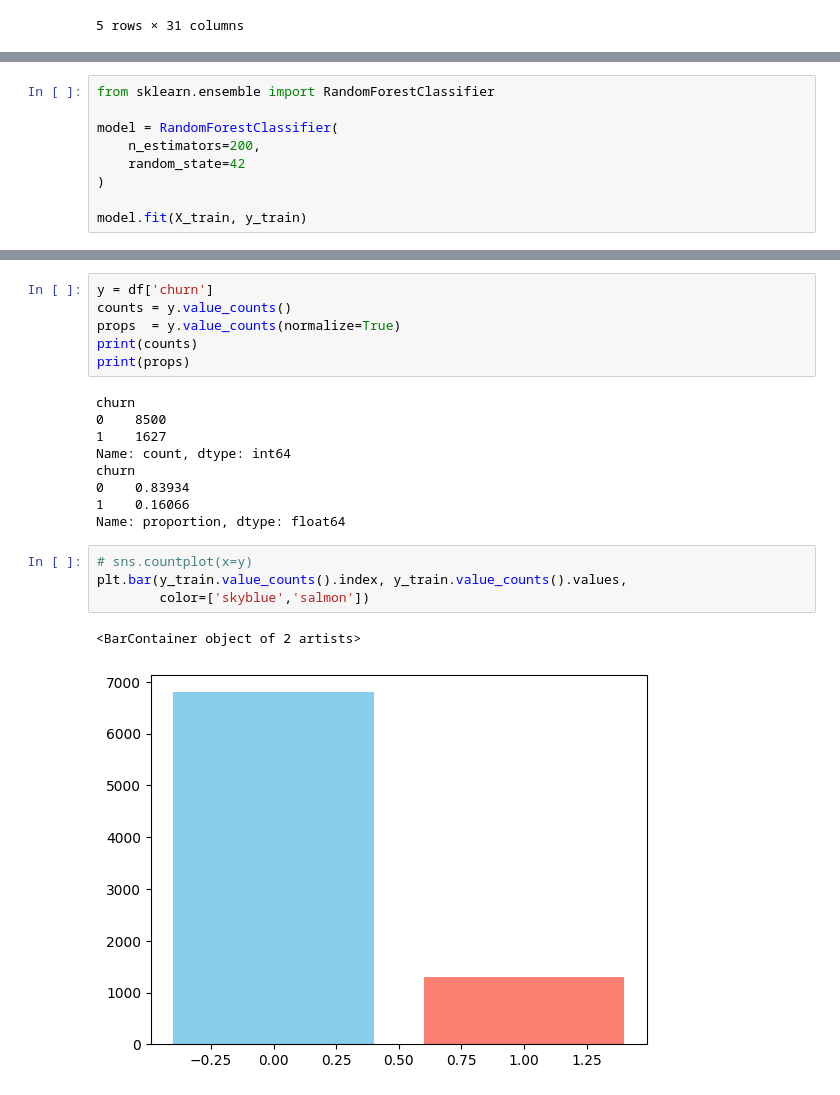
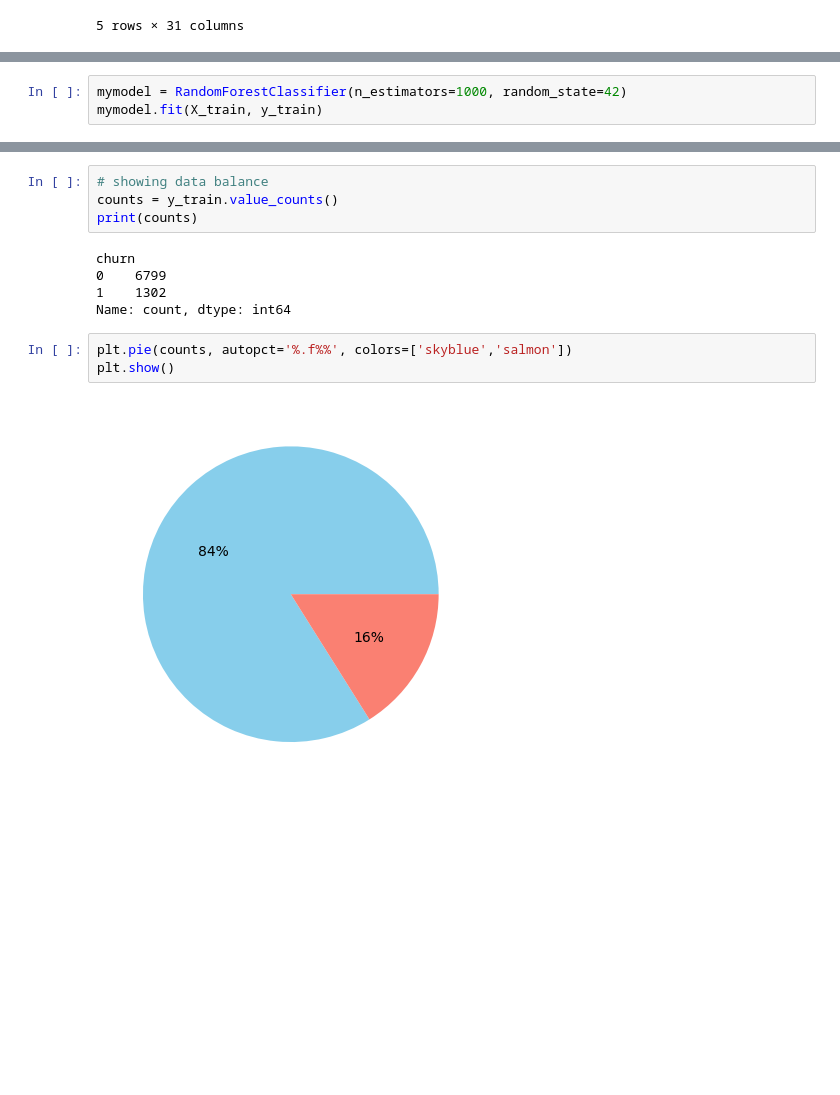
Before and after one commit to bosshussien/Bank_Churn_Analysis, a Jupyter notebook: dataprocessing.ipynb, the cells around one changed output, grey strips where cells are left out. Drawn from its saved outputs; the diff is of its cells as text; blank space fills up the shorter version.

Commit message:
made some code cleaning and add pie charts

```diff
--- a/dataprocessing.ipynb
+++ b/dataprocessing.ipynb
@@ -138,10 +143,4 @@ X_train, X_test, y_train, y_test = train_test_split( X , y , test_size=0.2 , ran
 # %%
-from sklearn.ensemble import RandomForestClassifier
-
-model = RandomForestClassifier(
-    n_estimators=200,
-    random_state=42
-)
-
-model.fit(X_train, y_train)
+mymodel = RandomForestClassifier(n_estimators=1000, random_state=42)
+mymodel.fit(X_train, y_train)
 # %% [output]
@@ -164,23 +166,15 @@ weighted avg       0.95      0.95      0.95      2026
 # %%
-y = df['churn']
-counts = y.value_counts()
-props  = y.value_counts(normalize=True)
+# showing data balance
+counts = y_train.value_counts()
 print(counts)
-print(props)
 # %% [output]
 churn
-0    8500
-1    1627
+0    6799
+1    1302
 Name: count, dtype: int64
-churn
-0    0.83934
-1    0.16066
-Name: proportion, dtype: float64
 # %%
-# sns.countplot(x=y)
-plt.bar(y_train.value_counts().index, y_train.value_counts().values,
-        color=['skyblue','salmon'])
+plt.pie(counts, autopct='%.f%%', colors=['skyblue','salmon'])
+plt.show()
 # %% [output]
-<BarContainer object of 2 artists>
-[figure, old version]
+[figure, new version]
 # %%
```
Also changed, not shown: parts of 10 cells of this notebook.
